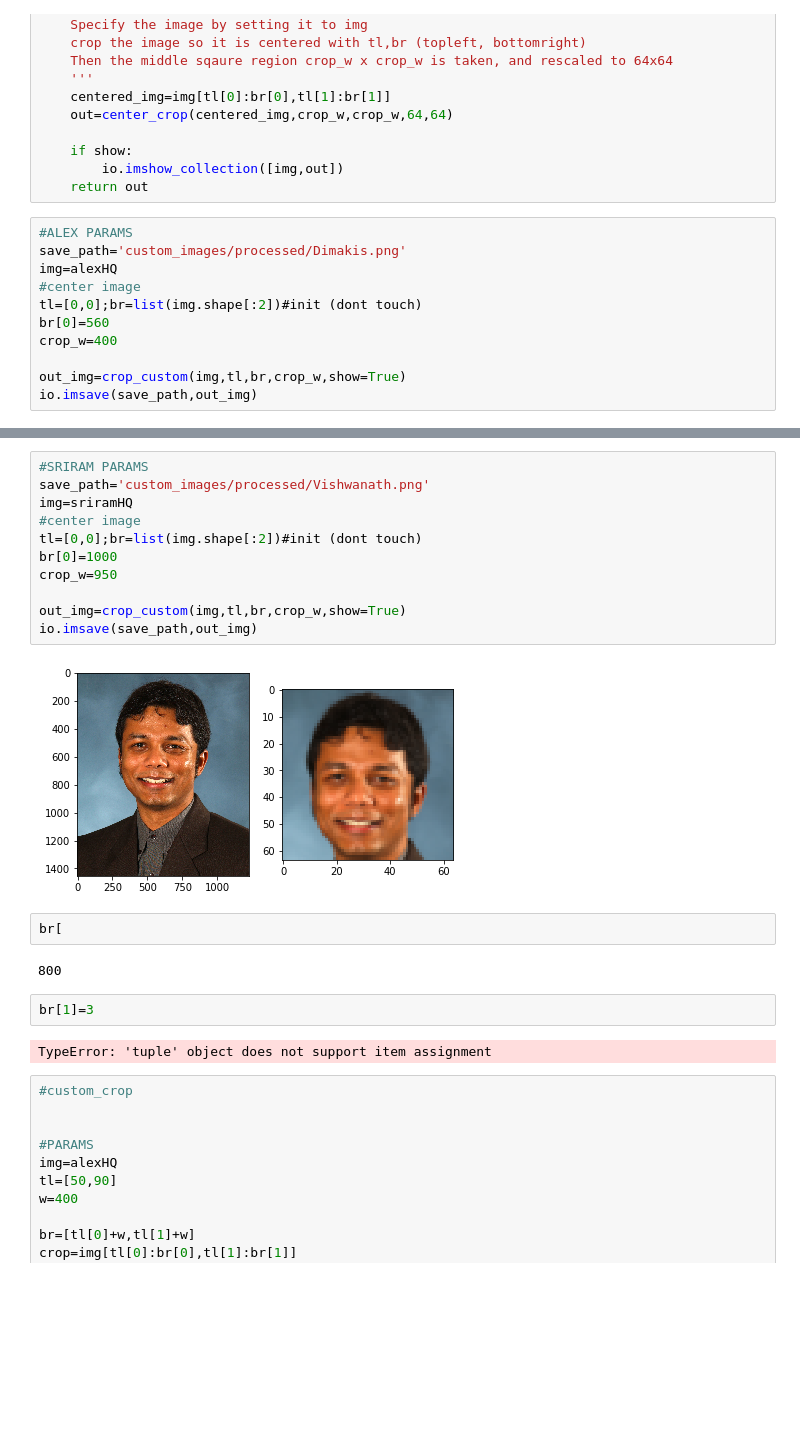
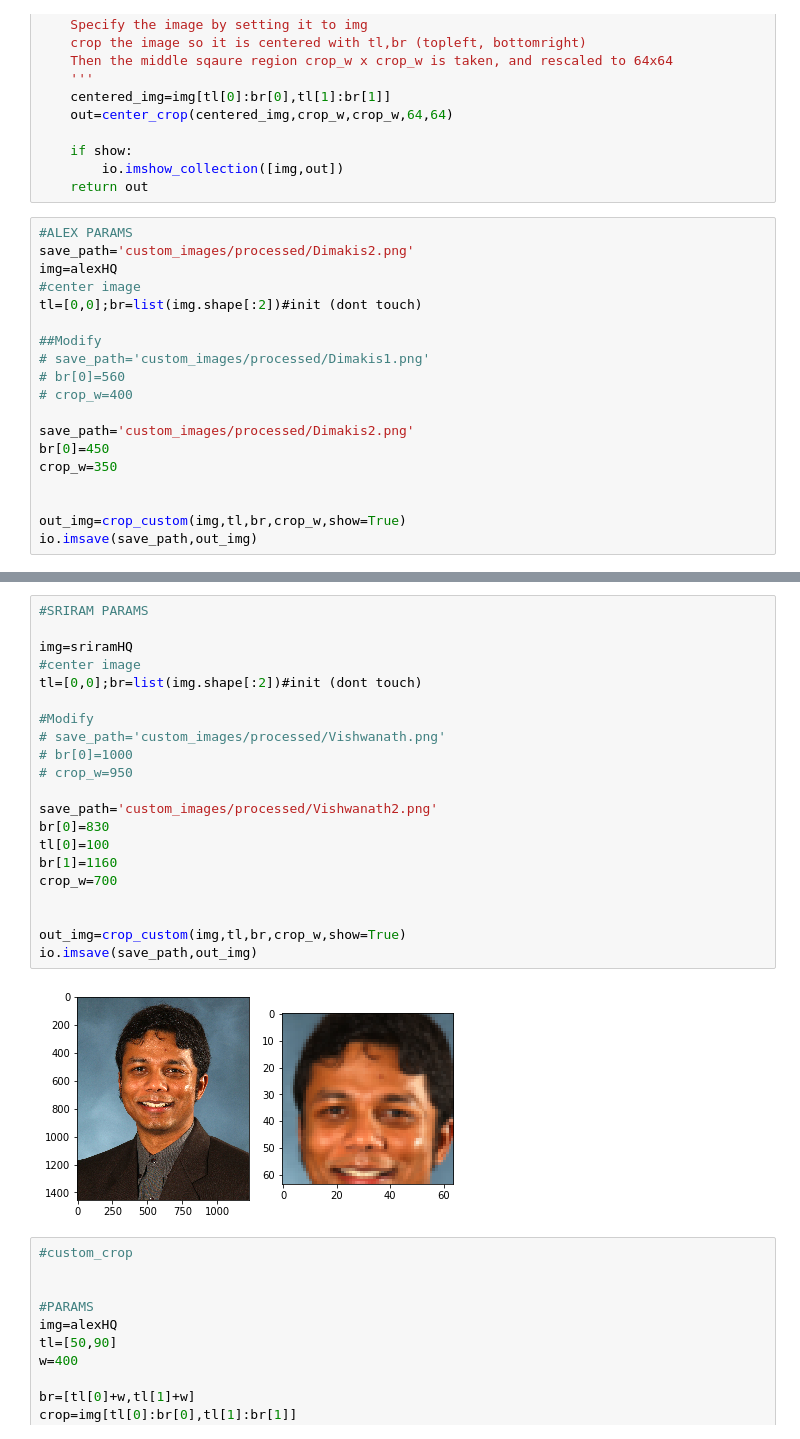
Before and after one commit to mkocaoglu/CausalGAN, a Jupyter notebook: custom_image_crop.ipynb, the cells around one changed output, grey strips where cells are left out. Cells and saved outputs as stored; diff of their text form; blank space fills up the shorter version.

```diff
--- a/custom_image_crop.ipynb
+++ b/custom_image_crop.ipynb
@@ -30,12 +30,20 @@ def crop_custom(img,tl,br,crop_w,show=True):
     return out
 # %%
 #ALEX PARAMS
-save_path='custom_images/processed/Dimakis.png'
+save_path='custom_images/processed/Dimakis2.png'
 img=alexHQ
 #center image
 tl=[0,0];br=list(img.shape[:2])#init (dont touch)
-br[0]=560
-crop_w=400
+
+##Modify
+# save_path='custom_images/processed/Dimakis1.png'
+# br[0]=560
+# crop_w=400
+
+save_path='custom_images/processed/Dimakis2.png'
+br[0]=450
+crop_w=350
+
 
 out_img=crop_custom(img,tl,br,crop_w,show=True)
 io.imsave(save_path,out_img)
@@ -44,24 +52,26 @@ io.imsave(save_path,out_img)
 # %%
 #SRIRAM PARAMS
-save_path='custom_images/processed/Vishwanath.png'
+
 img=sriramHQ
 #center image
 tl=[0,0];br=list(img.shape[:2])#init (dont touch)
-br[0]=1000
-crop_w=950
+
+#Modify
+# save_path='custom_images/processed/Vishwanath.png'
+# br[0]=1000
+# crop_w=950
+
+save_path='custom_images/processed/Vishwanath2.png'
+br[0]=830
+tl[0]=100
+br[1]=1160
+crop_w=700
+
 
 out_img=crop_custom(img,tl,br,crop_w,show=True)
 io.imsave(save_path,out_img)
 # %% [output]
-[figure, old version]
+[figure, new version]
-# %%
-br[
-# %% [output]
-800
-# %%
-br[1]=3
-# %% [output]
-TypeError: 'tuple' object does not support item assignment
 # %%
 #custom_crop
 
```
Also changed, not shown: parts of 1 cell of this notebook, 30 other files.
